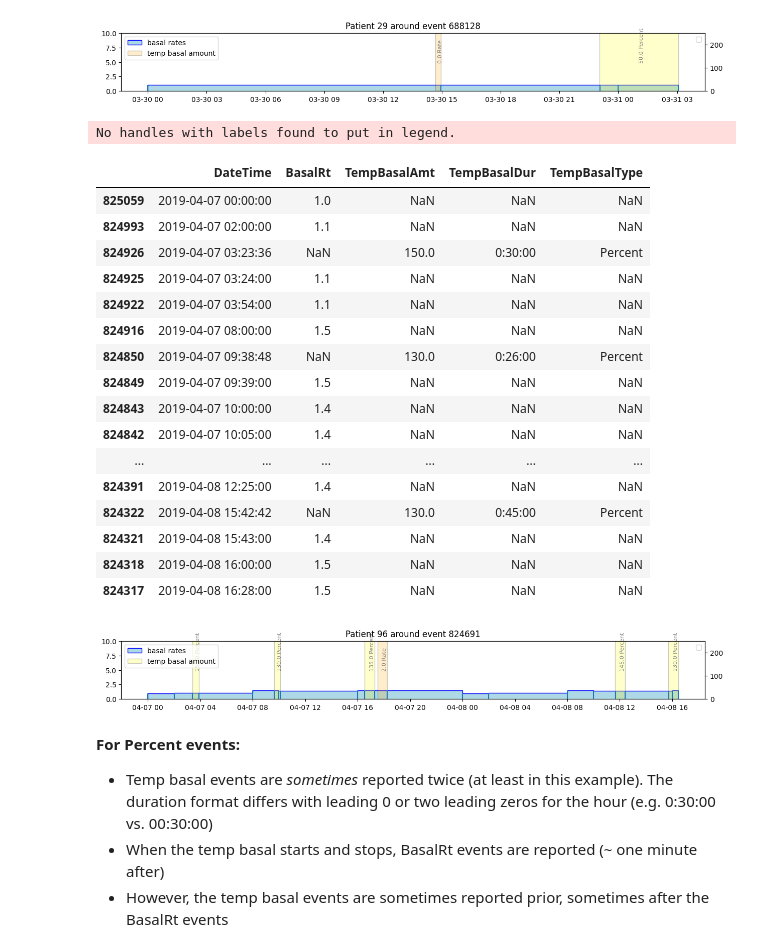
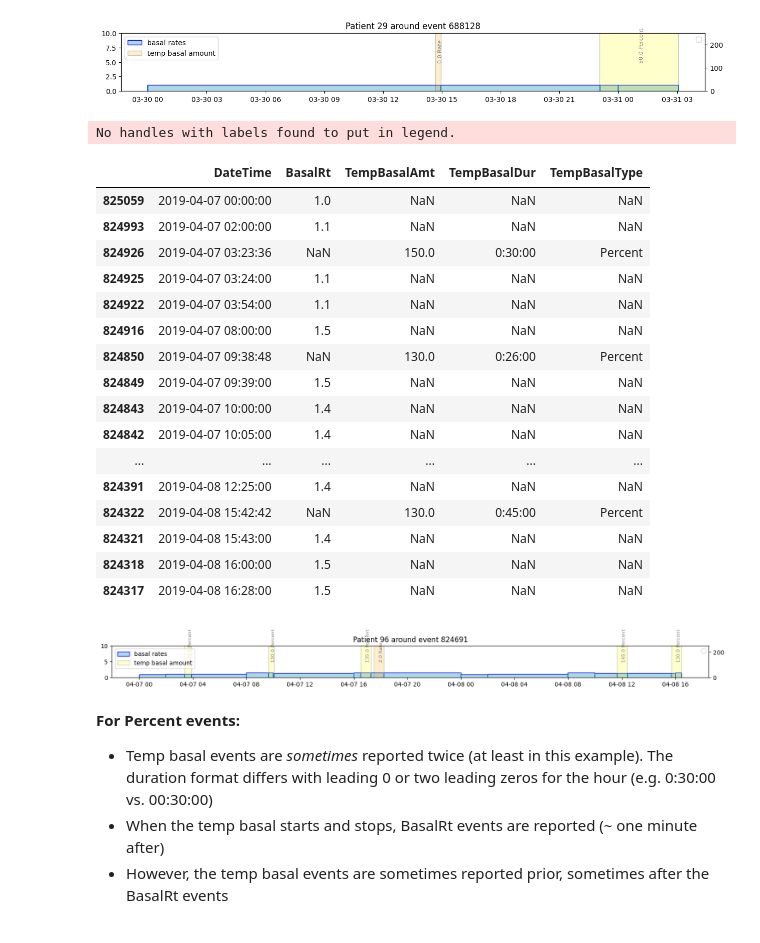
Before and after one commit to nudgebg/egvinsulin, a Jupyter notebook: notebooks/understand-flair-dataset/understand-flair-dataset.ipynb, the cells around one changed output. Cells and saved outputs as stored; diff of their text form; code cells hidden in the pictures.

Commit message:
[20-understand-datasets] Add part of flair dataset documentation to mkdocs. Modify notebook to export figures.

```diff
--- a/notebooks/understand-flair-dataset/understand-flair-dataset.ipynb
+++ b/notebooks/understand-flair-dataset/understand-flair-dataset.ipynb
@@ -283,8 +285,9 @@ def drawBasal(ax, datetimes, rates, color='lightblue'):
     ax.stairs(rates[:-1],datetimes, label='basal rates',color=color,fill=True,alpha=1,edgecolor='blue')
     #add stems for the rates without marker,
     ax.stem(datetimes,rates,markerfmt=' ',basefmt=' ')
-def drawInsulinEvents(df, b_draw_boluses=True, b_draw_basal=True, b_draw_temp_basal=True):
-    f = plt.figure(figsize=(15,1.5))
+def drawInsulinEvents(df, b_draw_boluses=True, b_draw_basal=True, b_draw_temp_basal=True, figsize=(15,2)):
+
+    f = plt.figure(figsize=figsize)
     ax = f.gca();
     twinax=ax.twinx()
     plt.title(f"Patient {df.PtID.iloc[0]}")
@@ -377,34 +380,37 @@ No handles with labels found to put in legend.
 # %%
 #Example with Rate/Percent = >0
 random_index = 824691 #for reproducibility
 subFrame = selectRegionAroundEvent(df_insulin, df_insulin.loc[random_index,'PtID'], df_insulin.loc[random_index,'DateTime'], 24)
 drawInsulinEvents(subFrame, b_draw_boluses=False);
 plt.title(f"{plt.gca().get_title()} around event {random_index}")
 subFrame = selectRegionAroundEvent(df_insulin, df_insulin.loc[random_index,'PtID'], df_insulin.loc[random_index,'DateTime'], 24)
 subFrame = subFrame.dropna(subset=['TempBasalAmt', 'BasalRt', 'TempBasalAmt', 'TempBasalDur'], how='all')
 display(subFrame.loc[:,['DateTime', 'BasalRt','TempBasalAmt','TempBasalDur','TempBasalType']].sort_values('DateTime',ascending=True))
+del random_index, subFrame
 
-del random_index, subFrame
+#save the figure as png high res named events around temporary basal rates
+plt.tight_layout()
+plt.savefig(os.path.join(current_dir, 'flair_events_around_temporary_basal_rates.png'), dpi=300)
 # %% [output]
 No handles with labels found to put in legend.
 |  | DateTime | BasalRt | TempBasalAmt | TempBasalDur | TempBasalType |
 | 825059 | 2019-04-07 00:00:00 | 1.0 | NaN | NaN | NaN |
 | 824993 | 2019-04-07 02:00:00 | 1.1 | NaN | NaN | NaN |
 | 824926 | 2019-04-07 03:23:36 | NaN | 150.0 | 0:30:00 | Percent |
 | 824925 | 2019-04-07 03:24:00 | 1.1 | NaN | NaN | NaN |
 | 824922 | 2019-04-07 03:54:00 | 1.1 | NaN | NaN | NaN |
 | 824916 | 2019-04-07 08:00:00 | 1.5 | NaN | NaN | NaN |
 | 824850 | 2019-04-07 09:38:48 | NaN | 130.0 | 0:26:00 | Percent |
 | 824849 | 2019-04-07 09:39:00 | 1.5 | NaN | NaN | NaN |
 | 824843 | 2019-04-07 10:00:00 | 1.4 | NaN | NaN | NaN |
 | 824842 | 2019-04-07 10:05:00 | 1.4 | NaN | NaN | NaN |
 | ... | ... | ... | ... | ... | ... |
 | 824391 | 2019-04-08 12:25:00 | 1.4 | NaN | NaN | NaN |
 | 824322 | 2019-04-08 15:42:42 | NaN | 130.0 | 0:45:00 | Percent |
 | 824321 | 2019-04-08 15:43:00 | 1.4 | NaN | NaN | NaN |
 | 824318 | 2019-04-08 16:00:00 | 1.5 | NaN | NaN | NaN |
 | 824317 | 2019-04-08 16:28:00 | 1.5 | NaN | NaN | NaN |
-[figure, old version]
+[figure, new version]
 # %% [markdown]
 **For Percent events:**
 * Temp basal events are *sometimes* reported twice (at least in this example). The duration format differs with leading 0 or two leading zeros for the hour (e.g. 0:30:00 vs. 00:30:00)
```
Also changed, not shown: parts of 1 cell of this notebook, 8 other files.
